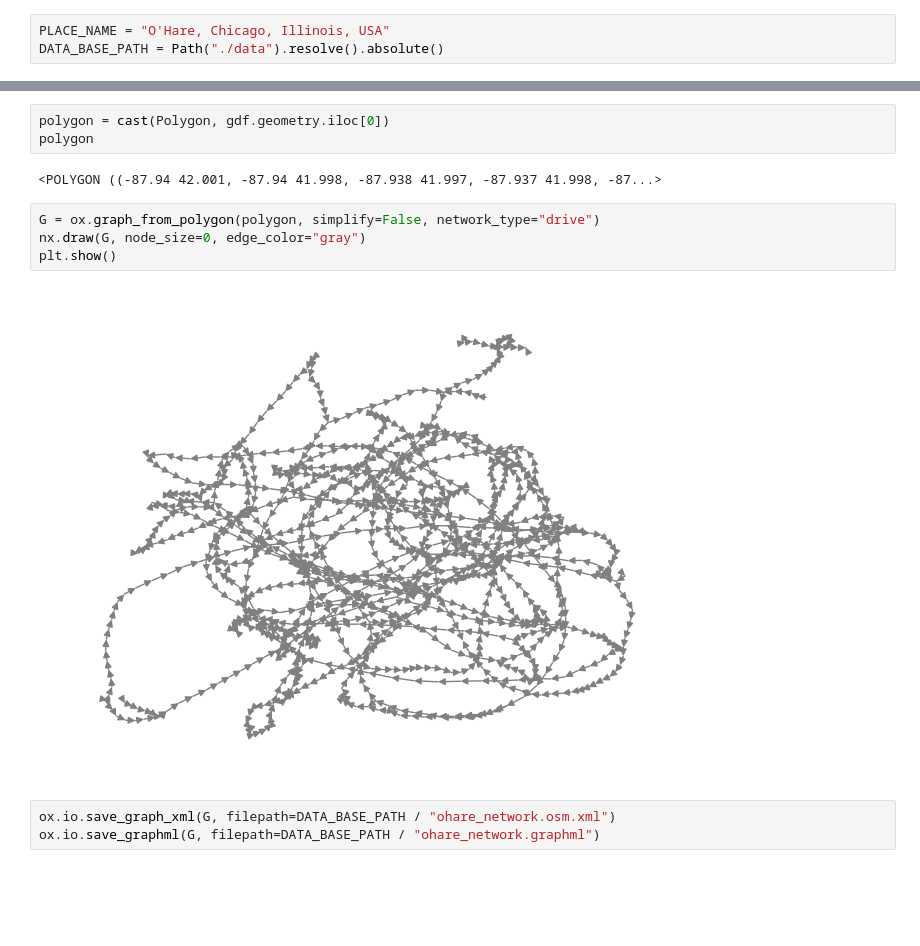
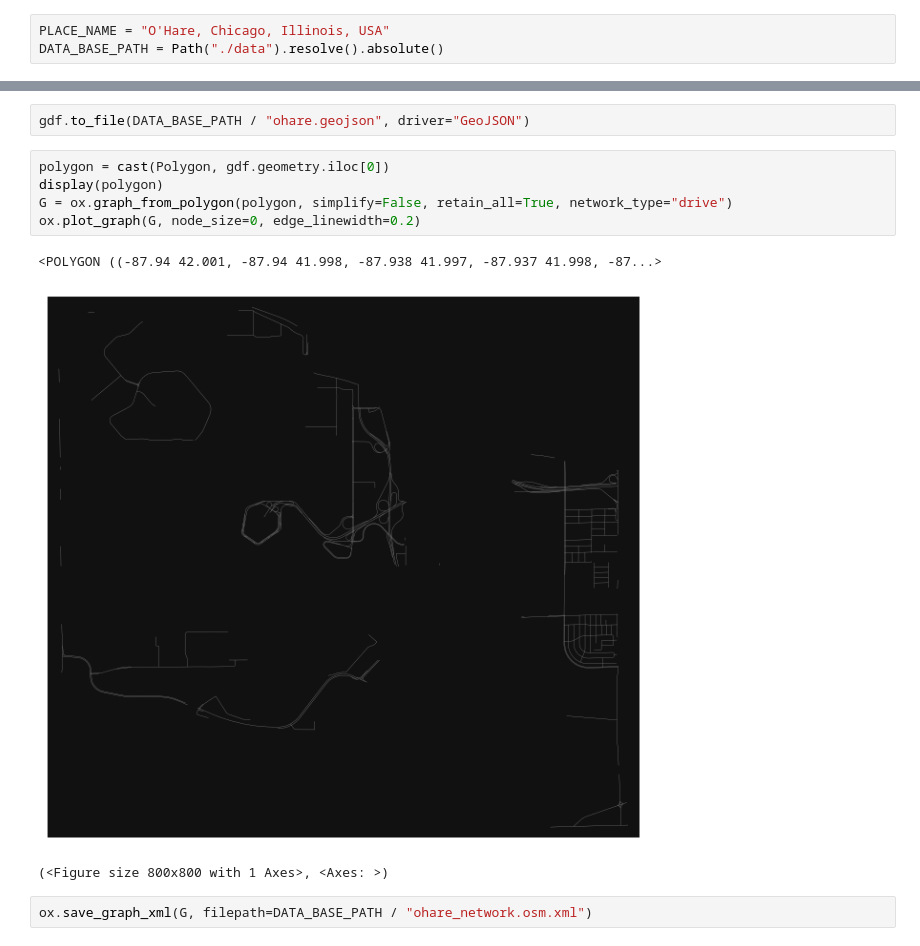
Before and after one commit to JoseEdSouza/map-matching, a Jupyter notebook: datasets/ohare-chicago/download_network.ipynb, the cells around one changed output, grey strips where cells are left out. Drawn from its saved outputs; the diff is of its cells as text; blank space fills up the shorter version.

Commit message:
atualiza script de download da network para plotar rede e salvar geojson e graphml

```diff
--- a/datasets/ohare-chicago/download_network.ipynb
+++ b/datasets/ohare-chicago/download_network.ipynb
@@ -29,14 +31,13 @@ gdf.plot()
-# %%
-polygon = cast(Polygon, gdf.geometry.iloc[0])
-polygon
-# %% [output]
-<POLYGON ((-87.94 42.001, -87.94 41.998, -87.938 41.997, -87.937 41.998, -87...>
+# %%
+gdf.to_file(DATA_BASE_PATH / "ohare.geojson", driver="GeoJSON")
 # %%
-G = ox.graph_from_polygon(polygon, simplify=False, network_type="drive")
-nx.draw(G, node_size=0, edge_color="gray")
-plt.show()
+polygon = cast(Polygon, gdf.geometry.iloc[0])
+display(polygon)
+G = ox.graph_from_polygon(polygon, simplify=False, retain_all=True, network_type="drive")
+ox.plot_graph(G, node_size=0, edge_linewidth=0.2)
 # %% [output]
+<POLYGON ((-87.94 42.001, -87.94 41.998, -87.938 41.997, -87.937 41.998, -87...>
-[figure, old version]
+[figure, new version]
+(<Figure size 800x800 with 1 Axes>, <Axes: >)
-# %%
-ox.io.save_graph_xml(G, filepath=DATA_BASE_PATH / "ohare_network.osm.xml")
-ox.io.save_graphml(G, filepath=DATA_BASE_PATH / "ohare_network.graphml")
+# %%
+ox.save_graph_xml(G, filepath=DATA_BASE_PATH / "ohare_network.osm.xml")
```
Also changed, not shown: parts of 5 cells of this notebook.
